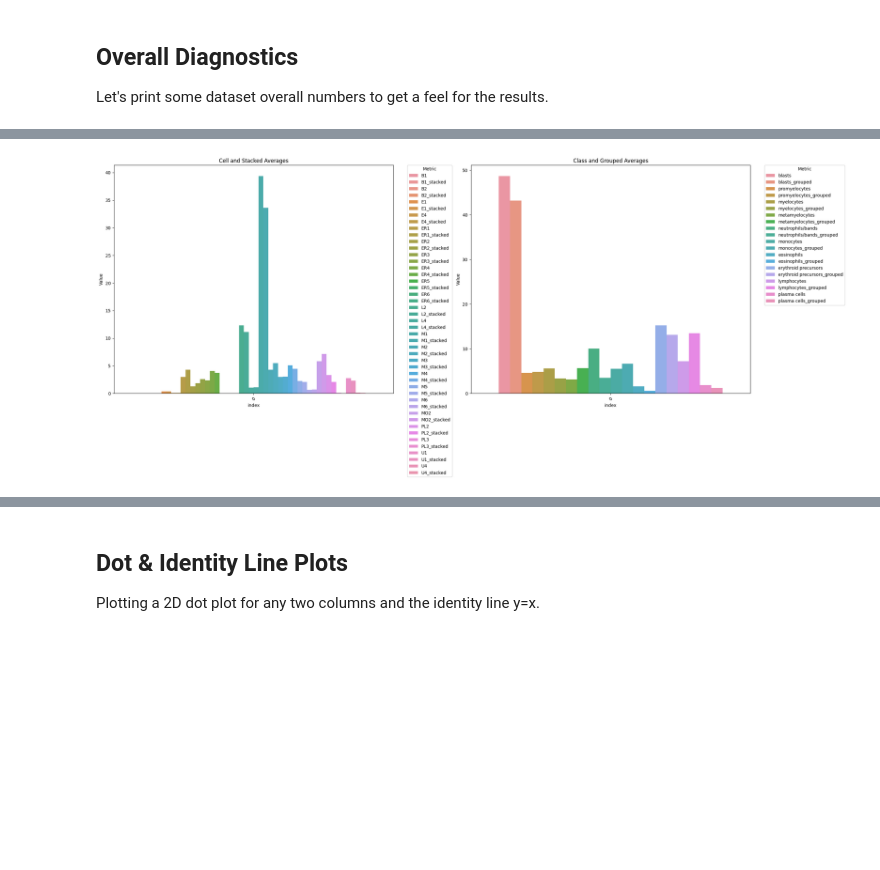
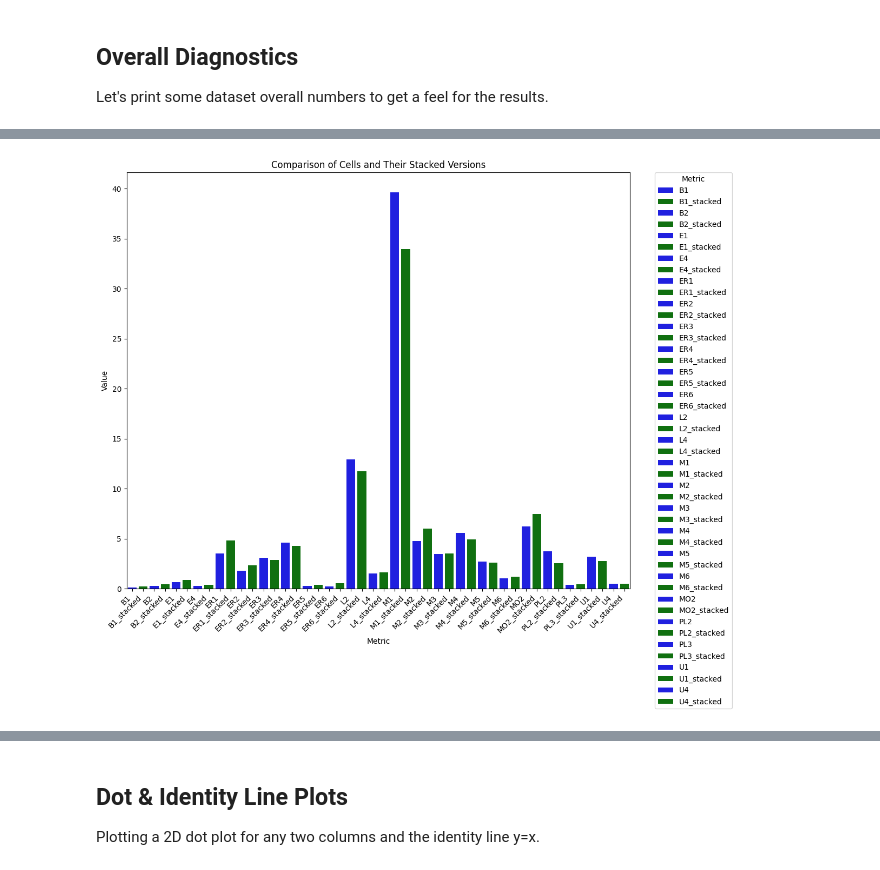
Before and after one commit to neoyinzhanghan/LeukoLocator, a Jupyter notebook: scripts/BMA/analyse_differential.ipynb, the cells around one changed output, grey strips where cells are left out. Saved outputs shown, nothing was run; the diff lists cells and outputs as text; code cells hidden in the pictures; blank space fills up the shorter version.

```diff
--- a/scripts/BMA/analyse_differential.ipynb
+++ b/scripts/BMA/analyse_differential.ipynb
@@ -10,7 +10,7 @@ from LLRunner.BMAassumptions import (
     omitted_classes,
 )
 
-data_path = "/Users/neo/Documents/DATA/pooled_results.csv"
+data_path = "/Users/neo/Documents/DATA/aml_pooled_results.csv"
 
 df = pd.read_csv(data_path)
 
@@ -80,42 +80,71 @@ for class_ in BMA_final_classes:
     print(f"{class_} count median: {df[(class_ + '_grouped_count')].median()}")
 
 
-# remove blast_equivalents from the BMA_final_classes list
+############# Cell Classes Plot ####################
+
+
+import pandas as pd
+import matplotlib.pyplot as plt
+import seaborn as sns
+
+# Assuming you have a DataFrame 'df' and lists 'cellnames' and 'BMA_final_classes'
 if "blast-equivalents" in BMA_final_classes:
     BMA_final_classes.remove("blast-equivalents")
 
-# Prepare data for plotting
+# Calculate averages for cells and their stacked versions
 cell_averages = pd.DataFrame([{cellname: df[cellname].mean() for cellname in cellnames}])
 cell_stacked_averages = pd.DataFrame([{cellname + '_stacked': df[cellname + '_stacked'].mean() for cellname in cellnames}])
 
-class_averages = pd.DataFrame([{class_: df[class_].mean() for class_ in BMA_final_classes}])
-class_grouped_averages = pd.DataFrame([{class_ + '_grouped': df[class_ + '_grouped'].mean() for class_ in BMA_final_classes}])
+# Convert DataFrames to long format for plotting
+cell_data = pd.concat([cell_averages, cell_stacked_averages], axis=1).reset_index(drop=True).melt(var_name='Metric', value_name='Value')
 
-# Convert DataFrames to long format and alternate related metrics
-cell_data = pd.concat([cell_averages, cell_stacked_averages], axis=1).reset_index().melt(id_vars='index', var_name='Metric', value_name='Value')
-class_data = pd.concat([class_averages, class_grouped_averages], axis=1).reset_index().melt(id_vars='index', var_name='Metric', value_name='Value')
-
-# Ensure metrics are ordered correctly for side by side plotting
-cell_data['Metric'] = pd.Categorical(cell_data['Metric'], [name for pair in zip(cell_averages.columns, cell_stacked_averages.columns) for name in pair])
+# Order metrics to ensure each X is next to X_stacked
+order = [item for sublist in zip(cell_averages.columns, cell_stacked_averages.columns) for item in sublist]
+cell_data['Metric'] = pd.Categorical(cell_data['Metric'], order)
 cell_data.sort_values('Metric', inplace=True)
 
-class_data['Metric'] = pd.Categorical(class_data['Metric'], [name for pair in zip(class_averages.columns, class_grouped_averages.columns) for name in pair])
+# Create a color palette that helps to differentiate between X and X_stacked
+palette = {metric: 'blue' if '_stacked' not in metric else 'green' for metric in cell_data['Metric'].unique()}
+
+# Plotting the data
+plt.figure(figsize=(12, 10))
+sns.barplot(data=cell_data, x='Metric', y='Value', hue='Metric', palette=palette, dodge=False)
+plt.title('Comparison of Cells and Their Stacked Versions')
+plt.xticks(rotation=45, ha='right')
+plt.legend(title='Metric', bbox_to_anchor=(1.05, 1), loc='upper left', borderaxespad=0.)
+plt.show()
+
+
+
+
+
+############# Grouped classes Plot ####################
+
+# Assuming you have a DataFrame 'df' and lists 'cellnames' and 'BMA_final_classes'
+if "blast-equivalents" in BMA_final_classes:
+    BMA_final_classes.remove("blast-equivalents")
+
+# Calculate averages for class, class grouped, and class grouped stacked
+class_averages = pd.DataFrame([{class_name: df[class_name].mean() for class_name in BMA_final_classes}])
+class_grouped_averages = pd.DataFrame([{class_name + '_grouped': df[class_name + '_grouped'].mean() for class_name in BMA_final_classes}])
+class_grouped_stacked_averages = pd.DataFrame([{class_name + '_grouped_stacked': df[class_name + '_grouped_stacked'].mean() for class_name in BMA_final_classes}])
+
+# Convert DataFrames to long format for plotting
+class_data = pd.concat([class_averages, class_grouped_averages, class_grouped_stacked_averages], axis=1).reset_index(drop=True).melt(var_name='Metric', value_name='Value')
+
+# Order metrics to ensure X, X_grouped, and X_grouped_stacked are grouped correctly
+order = [item for sublist in zip(class_averages.columns, class_grouped_averages.columns, class_grouped_stacked_averages.columns) for item in sublist]
+class_data['Metric'] = pd.Categorical(class_data['Metric'], order)
 class_data.sort_values('Metric', inplace=True)
 
-# Plotting with a larger figure size
-plt.figure(figsize=(24, 10))  # Increased figure size
-plt.subplot(121)
-sns.barplot(data=cell_data, x='index', y='Value', hue='Metric')
-plt.title('Cell and Stacked Averages')
-plt.xticks(rotation=45)
+# Create a color palette that helps to differentiate between X, X_grouped, and X_grouped_stacked
+palette = {metric: 'blue' if '_grouped' not in metric and '_stacked' not in metric else ('green' if '_grouped' in metric and '_stacked' not in metric else 'red') for metric in class_data['Metric'].unique()}
+
+# Plotting the data
+plt.figure(figsize=(18, 10))  # Adjust figure size as necessary
+sns.barplot(data=class_data, x='Metric', y='Value', hue='Metric', palette=palette, dodge=False)
+plt.title('Comparison of Class Metrics: Standard, Grouped, and Grouped Stacked')
+plt.xticks(rotation=90)  # Adjust rotation if necessary
 plt.legend(title='Metric', bbox_to_anchor=(1.05, 1), loc='upper left', borderaxespad=0.)
-
-plt.subplot(122)
-sns.barplot(data=class_data, x='index', y='Value', hue='Metric')
-plt.title('Class and Grouped Averages')
-plt.xticks(rotation=45)
-plt.legend(title='Metric', bbox_to_anchor=(1.05, 1), loc='upper left', borderaxespad=0.)
-
-plt.tight_layout()  # Adjust layout to make room for larger figures
 plt.show()
 # %% [output]
@@ -138,2 +167,2 @@ plasma cells count std: 31.519584267150766
 plasma cells count median: 29.0
-[figure, old version]
+[figure, new version]
```
Also changed, not shown: parts of 3 cells of this notebook, 1 other file.
